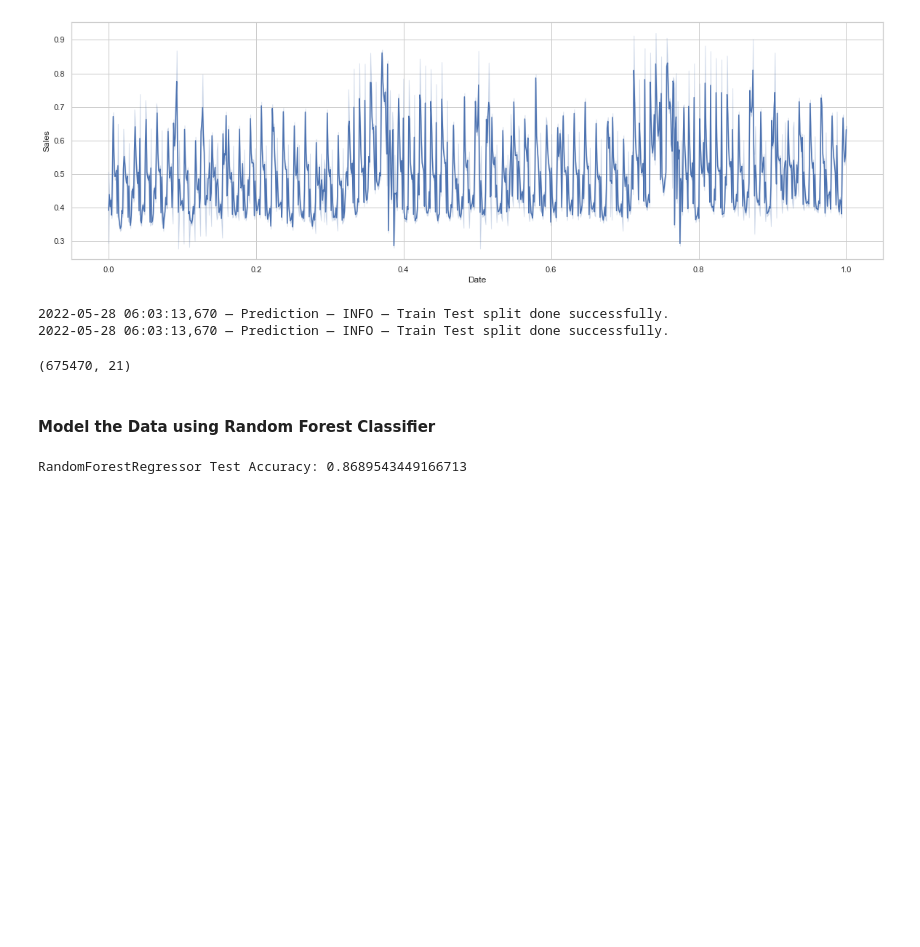
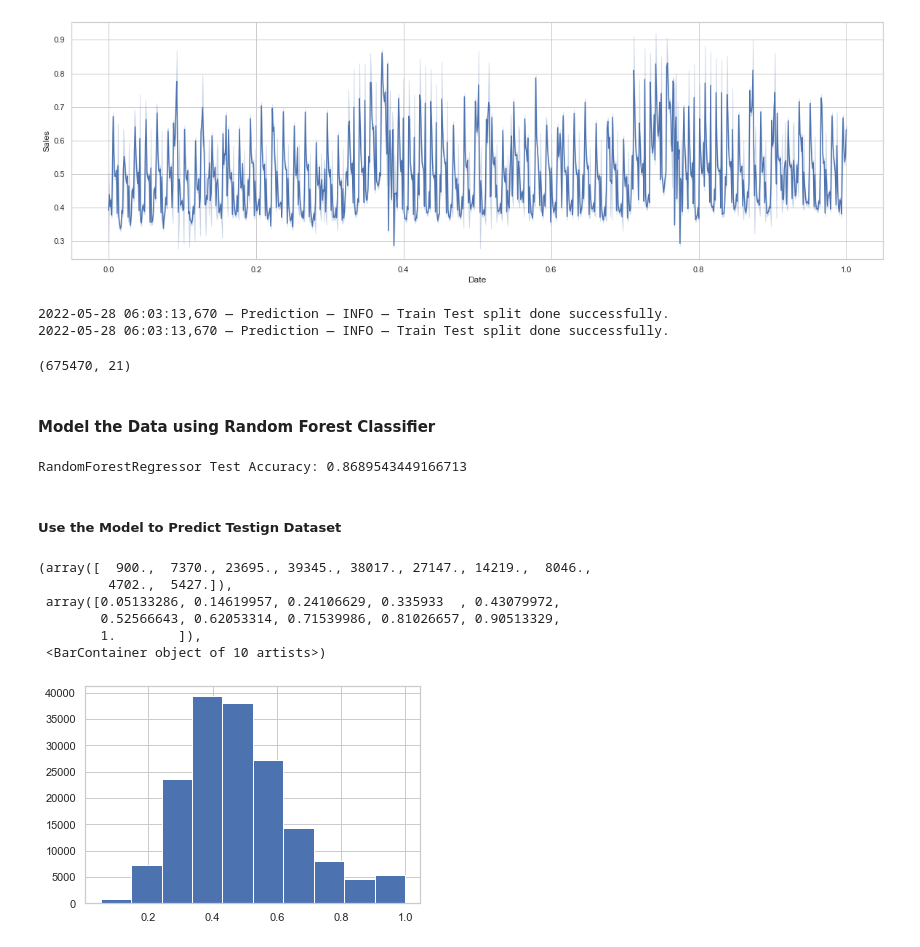
Before and after one commit to bkget/Pharmaceutical-Sales-Prediction, a Jupyter notebook: notebooks/3.ml_prediction.ipynb, the cells around one changed output. Saved outputs shown, nothing was run; the diff lists cells and outputs as text; code cells hidden in the pictures; blank space fills up the shorter version.

Commit message:
predicting the testset

```diff
--- a/notebooks/3.ml_prediction.ipynb
+++ b/notebooks/3.ml_prediction.ipynb
@@ -173,3 +173,17 @@ except Exception as e:
     my_logger.exception(f"Exception occured computing the model score, {e}")
 # %% [output]
 RandomForestRegressor Test Accuracy: 0.8689543449166713
+# %% [markdown]
+##### Use the Model to Predict Testign Dataset
+# %%
+Y_pred = rf_model_test.predict(x_train_test)
+# %%
+plt.hist(Y_pred)
+# %% [output]
+(array([  900.,  7370., 23695., 39345., 38017., 27147., 14219.,  8046.,
+         4702.,  5427.]),
+ array([0.05133286, 0.14619957, 0.24106629, 0.335933  , 0.43079972,
+        0.52566643, 0.62053314, 0.71539986, 0.81026657, 0.90513329,
+        1.        ]),
+ <BarContainer object of 10 artists>)
+[figure, added]
```
